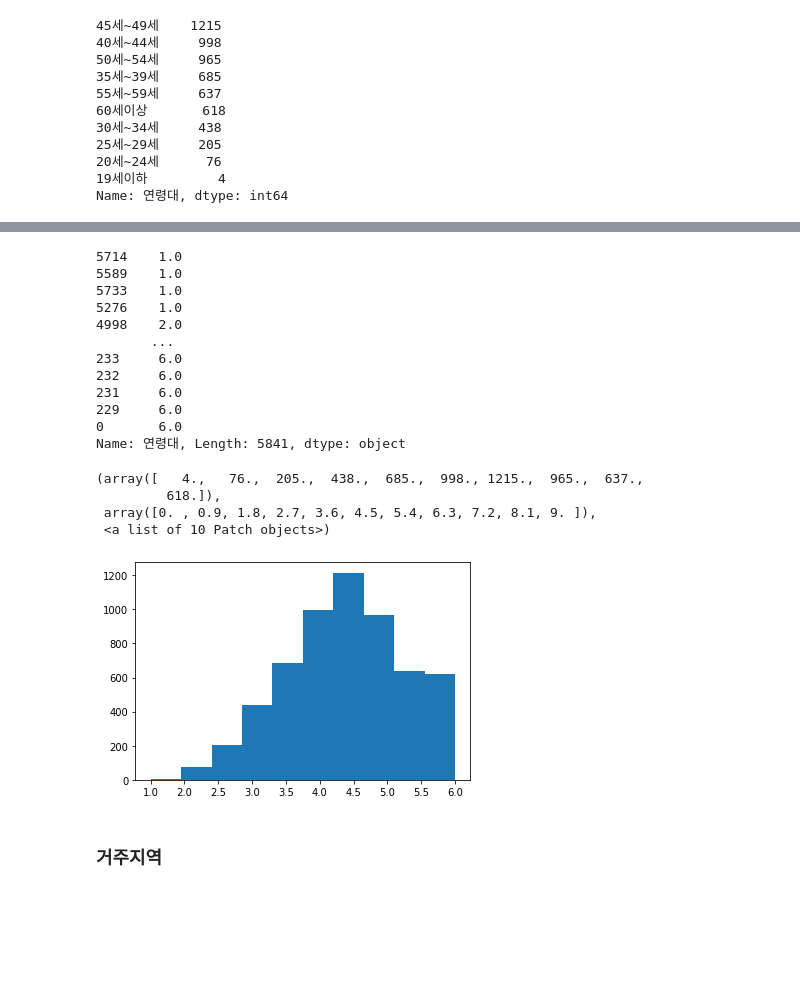
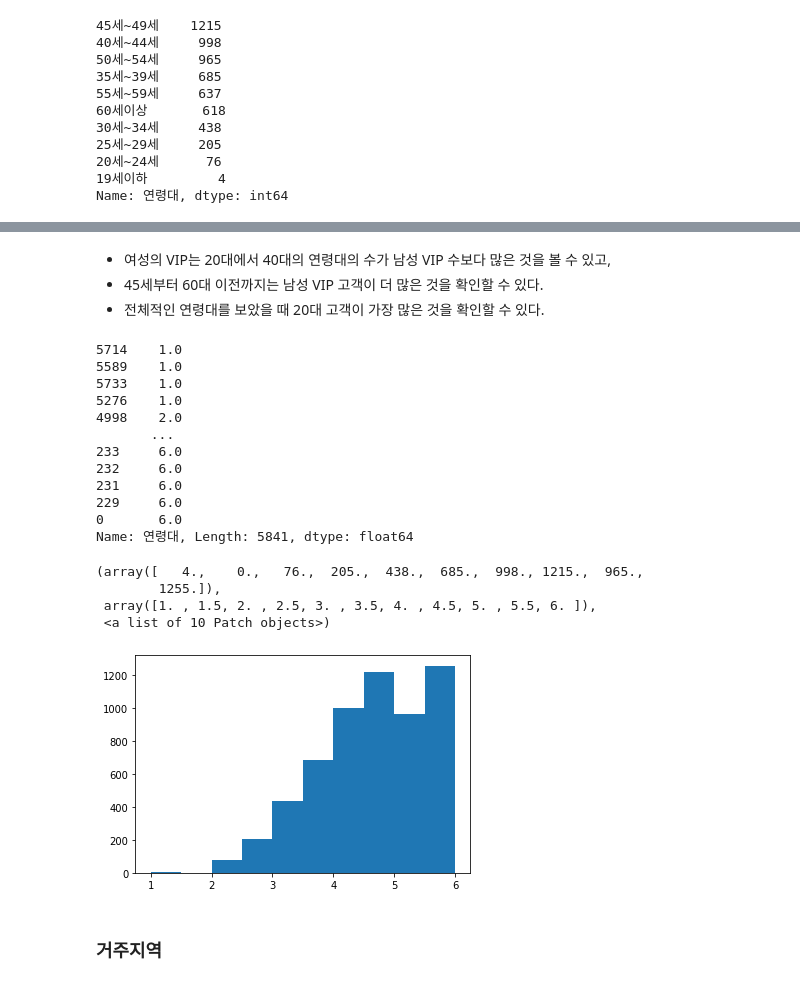
Before and after one commit to JungHyukJin/ModuleProject01, a Jupyter notebook: classification.ipynb, the cells around one changed output, grey strips where cells are left out. Drawn from its saved outputs; the diff is of its cells as text; code cells hidden in the pictures; blank space fills up the shorter version.

```diff
--- a/classification.ipynb
+++ b/classification.ipynb
@@ -344,6 +365,6 @@ M     987
 Name: 성별, dtype: int64
 # %%
 # F(여성) = 1, M(남성) = 0
-for data in enumerate(s_df_client['성별'].unique()):
-    s_df_client['성별'].replace(data[1], data[0], inplace=True)
+for data in enumerate(m_client['성별'].unique()):
+    m_client['성별'].replace(data[1], data[0], inplace=True)
 # %%
@@ -419,0 +416,2 @@ Name: 연령대, Length: 5841, dtype: object
+# %%
+m_client['연령대'] = m_client['연령대'].apply(lambda x : int(x[0:2]) * 0.1 if int(x[0:2]) > 20 else int(x[0:2])//10)
@@ -429,5 +459,9 @@ cTab_age
+# %% [markdown]
+- 여성의 VIP는 20대에서 40대의 연령대의 수가 남성 VIP 수보다 많은 것을 볼 수 있고,
+- 45세부터 60대 이전까지는 남성 VIP 고객이 더 많은 것을 확인할 수 있다.
+- 전체적인 연령대를 보았을 때 20대 고객이 가장 많은 것을 확인할 수 있다.
 # %%
-s_df_client['연령대'].sort_values()
+m_client['연령대'].sort_values()
 # %% [output]
 5714    1.0
 5589    1.0
@@ -440,15 +474,15 @@ s_df_client['연령대'].sort_values()
 231     6.0
 229     6.0
 0       6.0
-Name: 연령대, Length: 5841, dtype: object
+Name: 연령대, Length: 5841, dtype: float64
 # %%
-plt.hist(s_df_client['연령대'].sort_values())
+plt.hist(m_client['연령대'].sort_values())
 # %% [output]
-(array([   4.,   76.,  205.,  438.,  685.,  998., 1215.,  965.,  637.,
-         618.]),
- array([0. , 0.9, 1.8, 2.7, 3.6, 4.5, 5.4, 6.3, 7.2, 8.1, 9. ]),
+(array([   4.,    0.,   76.,  205.,  438.,  685.,  998., 1215.,  965.,
+        1255.]),
+ array([1. , 1.5, 2. , 2.5, 3. , 3.5, 4. , 4.5, 5. , 5.5, 6. ]),
  <a list of 10 Patch objects>)
-[figure, old version]
+[figure, new version]
 # %% [markdown]
 ### 거주지역
 # %%
```
Also changed, not shown: parts of 66 cells of this notebook, 1 other file.
